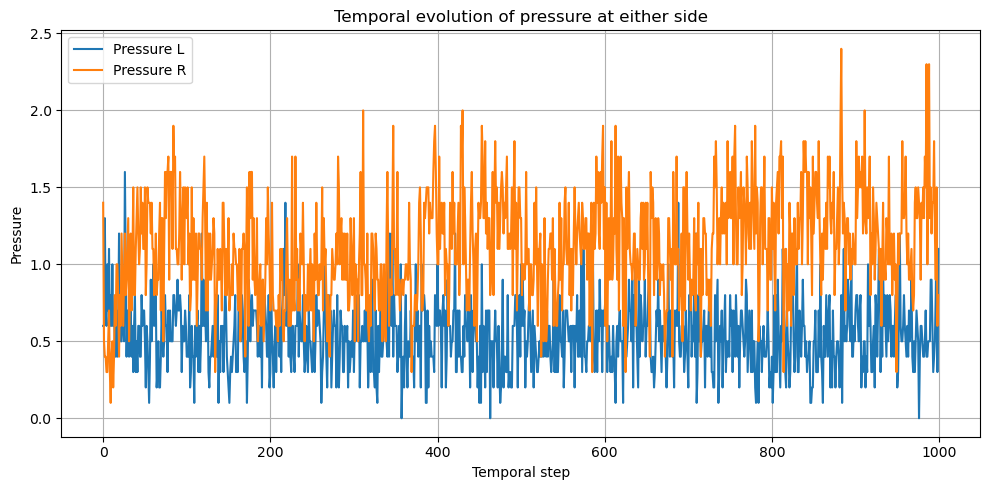
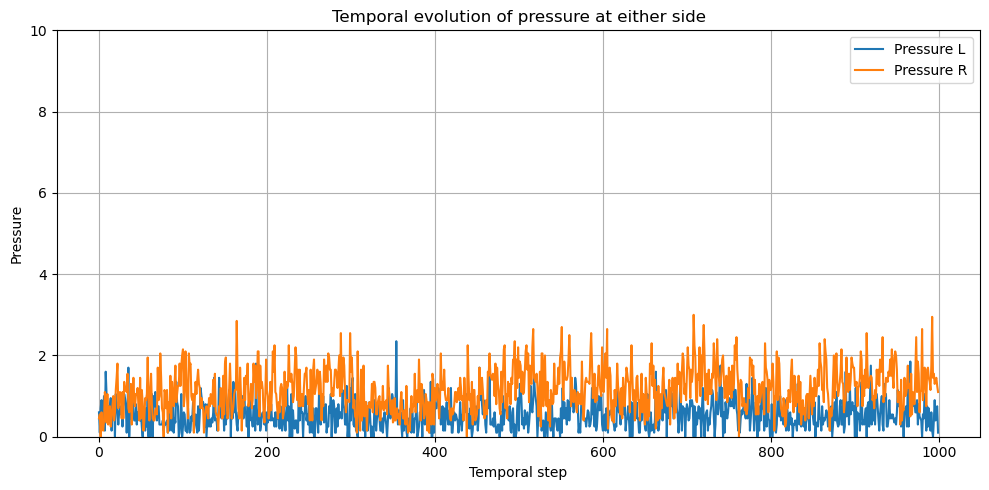
The notebook cell's code change between the first figure and the second:
--- before
+++ after
@@ -33,4 +33,5 @@
 plt.ylabel("Pressure")
 plt.title("Temporal evolution of pressure at either side")
+plt.ylim(0,10)
 
 plt.legend()

Commit: mas presion